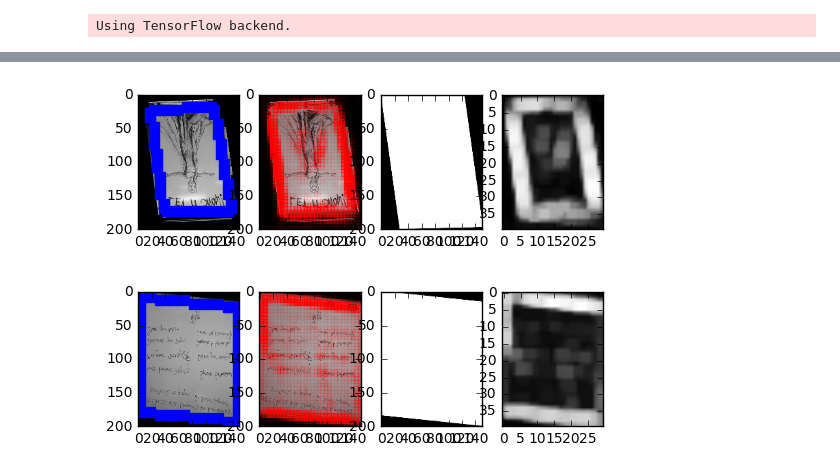
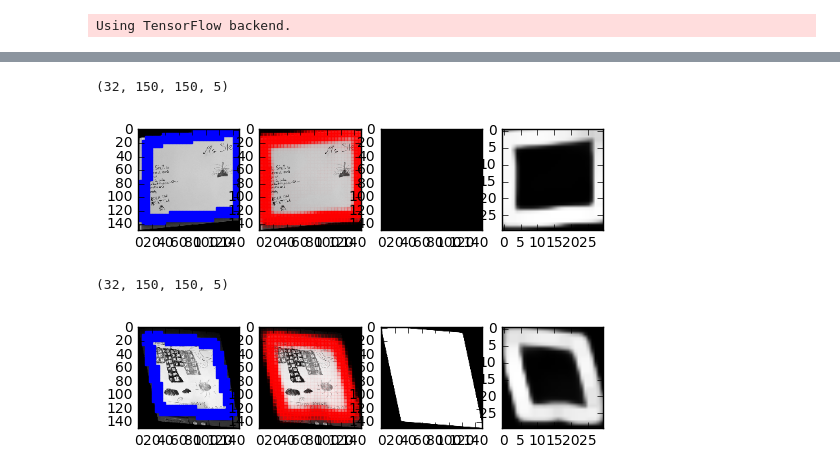
Before and after one commit to bbotio/whiteboard, a Jupyter notebook: models/Classification of image patches as corners.ipynb, the cells around one changed output, grey strips where cells are left out. Cells and saved outputs as stored; diff of their text form; code cells hidden in the pictures.

```diff
--- a/models/Classification of image patches as corners.ipynb
+++ b/models/Classification of image patches as corners.ipynb
@@ -99,3 +57,15 @@ model.compile(optimizer='rmsprop', loss='binary_crossentropy')
+# %%
+from models.model_zoo import residual_detector_6_blocks
+
+nb_cv_features=5
+model = residual_detector_6_blocks()
+patch_size = model.patch_size
+input_width = model.width
+input_height = model.height
+out_size = model.out_size
+
+model = model.model
+#out_size = (input_width // patch_size, input_height // patch_size)
 # %%
 class PatchLabelIterator:
     line_thickness = 2
@@ -132,6 +102,3 @@ def patch(gen):
 train_imgs = patch(whiteboard_images(train, img_dir, img_size, batch_size=batch_size))
 valid_imgs = patch(whiteboard_images(valid, img_dir, img_size, batch_size=batch_size))
 test_imgs = patch(whiteboard_images(test, img_dir, img_size, batch_size=batch_size))
-# %%
-model.fit_generator(train_imgs, samples_per_epoch=1024, nb_epoch=50, validation_data=valid_imgs,
-                    nb_val_samples=32)
@@ -185,8 +131,8 @@ def draw_rects(plt, matrix, color):
 
 
 
-def draw_example(imgs, include_alpha=True):
-    test_batch_x, test_batch_y = next(train_imgs)
+def draw_example(imgs, include_alpha=True, img_ix=3):
+    test_batch_x, test_batch_y = next(imgs)
 
     if not include_alpha:
         test_batch_x = test_batch_x.copy()
@@ -194,6 +140,7 @@ def draw_example(imgs, include_alpha=True):
             test_batch_x[i, :, :, 4] = np.ones(test_batch_x.shape[1:3])
 
     plt.subplot(141)
+    print(test_batch_x.shape)
     plt.imshow(test_batch_x[img_ix][:, :, 0], cmap='gray')
     draw_rects(plt.gca(), test_batch_y[img_ix], 'blue')
 
@@ -214,10 +161,12 @@ def draw_example(imgs, include_alpha=True):
     plt.subplot(144)
     plt.imshow(cv2.dilate(prediction_y[img_ix], None), cmap='gray')
 # %%
-draw_example(valid_imgs)
+draw_example(valid_imgs, include_alpha=False)
 # %% [output]
+(32, 150, 150, 5)
-[figure, old version]
+[figure, new version]
 # %%
 draw_example(test_imgs)
 # %% [output]
+(32, 150, 150, 5)
-[figure, old version]
+[figure, new version]
```
Also changed, not shown: parts of 9 cells of this notebook, 3 other files.
